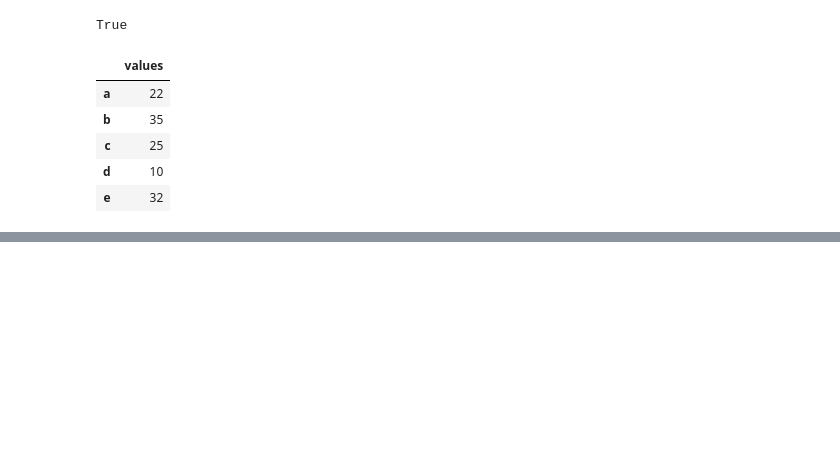
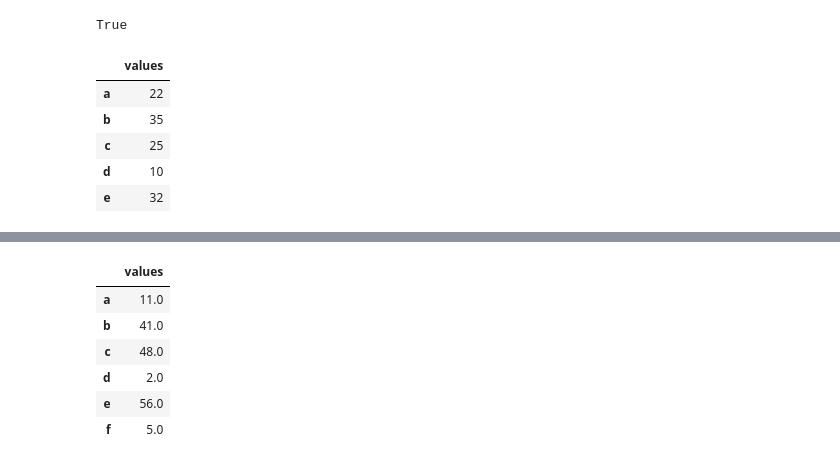
Before and after one commit to shaypal5/fossa, a Jupyter notebook: notebooks/basic_pred.ipynb, the cells around one changed output, grey strips where cells are left out. Cells and saved outputs as stored; diff of their text form; code cells hidden in the pictures; blank space fills up the shorter version.

```diff
--- a/notebooks/basic_pred.ipynb
+++ b/notebooks/basic_pred.ipynb
@@ -128,0 +215,10 @@ new_window
+# %%
+padded_last_window
+# %% [output]
+|  | values |
+| a | 11.0 |
+| b | 41.0 |
+| c | 48.0 |
+| d | 2.0 |
+| e | 56.0 |
+| f | 5.0 |
```
Also changed, not shown: parts of 25 cells of this notebook, 5 other files.
